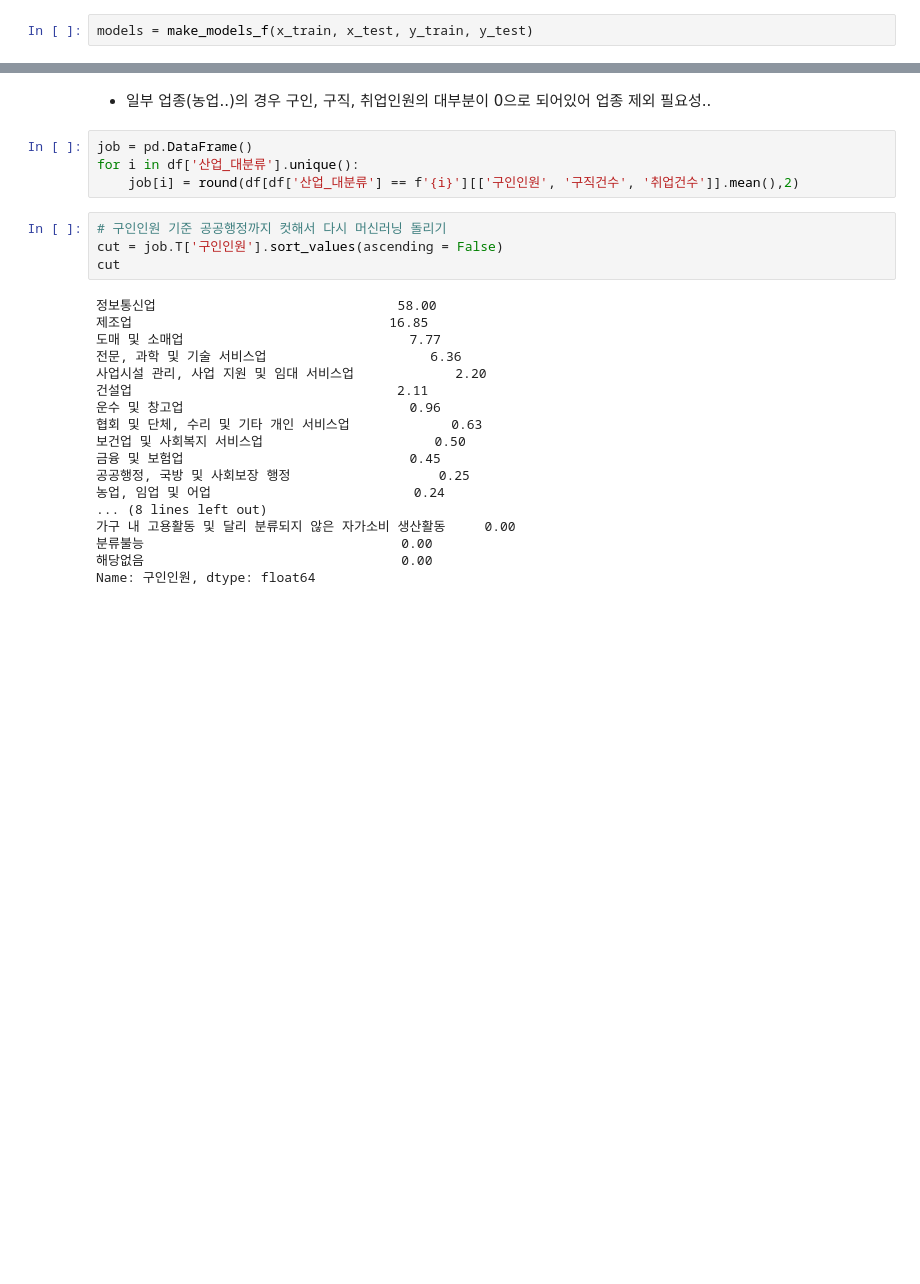
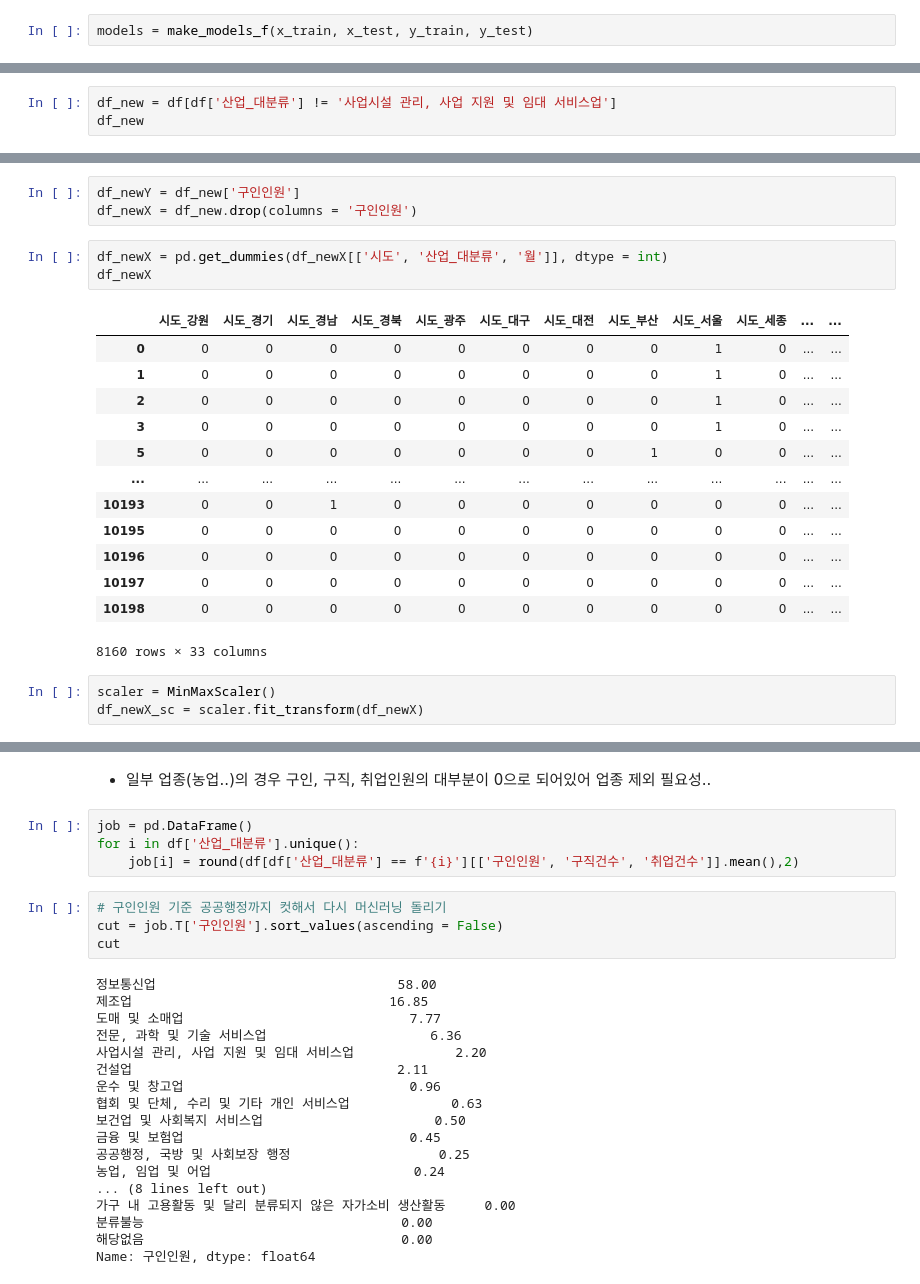
Before and after one commit to gchin97/multi_finalproject, a Jupyter notebook: 채용인원예측.ipynb, the cells around one changed output, grey strips where cells are left out. Cells and saved outputs as stored; diff of their text form; blank space fills up the shorter version.

```diff
--- a/채용인원예측.ipynb
+++ b/채용인원예측.ipynb
@@ -192,0 +423,3 @@ model3_5    0.9596   0.9123  0.0473  2.3651  85.5994  1.5379
+# %%
+df_new = df[df['산업_대분류'] != '사업시설 관리, 사업 지원 및 임대 서비스업']
+df_new
@@ -192,0 +440,23 @@ model3_5    0.9596   0.9123  0.0473  2.3651  85.5994  1.5379
+# %%
+df_newY = df_new['구인인원']
+df_newX = df_new.drop(columns = '구인인원')
+# %%
+df_newX = pd.get_dummies(df_newX[['시도', '산업_대분류', '월']], dtype = int)
+df_newX
+# %% [output]
+|  | 시도_강원 | 시도_경기 | 시도_경남 | 시도_경북 | 시도_광주 | 시도_대구 | 시도_대전 | 시도_부산 | 시도_서울 | 시도_세종 | ... | ... |
+| 0 | 0 | 0 | 0 | 0 | 0 | 0 | 0 | 0 | 1 | 0 | ... | ... |
+| 1 | 0 | 0 | 0 | 0 | 0 | 0 | 0 | 0 | 1 | 0 | ... | ... |
+| 2 | 0 | 0 | 0 | 0 | 0 | 0 | 0 | 0 | 1 | 0 | ... | ... |
+| 3 | 0 | 0 | 0 | 0 | 0 | 0 | 0 | 0 | 1 | 0 | ... | ... |
+| 5 | 0 | 0 | 0 | 0 | 0 | 0 | 0 | 1 | 0 | 0 | ... | ... |
+| ... | ... | ... | ... | ... | ... | ... | ... | ... | ... | ... | ... | ... |
+| 10193 | 0 | 0 | 1 | 0 | 0 | 0 | 0 | 0 | 0 | 0 | ... | ... |
+| 10195 | 0 | 0 | 0 | 0 | 0 | 0 | 0 | 0 | 0 | 0 | ... | ... |
+| 10196 | 0 | 0 | 0 | 0 | 0 | 0 | 0 | 0 | 0 | 0 | ... | ... |
+| 10197 | 0 | 0 | 0 | 0 | 0 | 0 | 0 | 0 | 0 | 0 | ... | ... |
+| 10198 | 0 | 0 | 0 | 0 | 0 | 0 | 0 | 0 | 0 | 0 | ... | ... |
+8160 rows × 33 columns
+# %%
+scaler = MinMaxScaler()
+df_newX_sc = scaler.fit_transform(df_newX)
```
Also changed, not shown: parts of 59 cells of this notebook.
